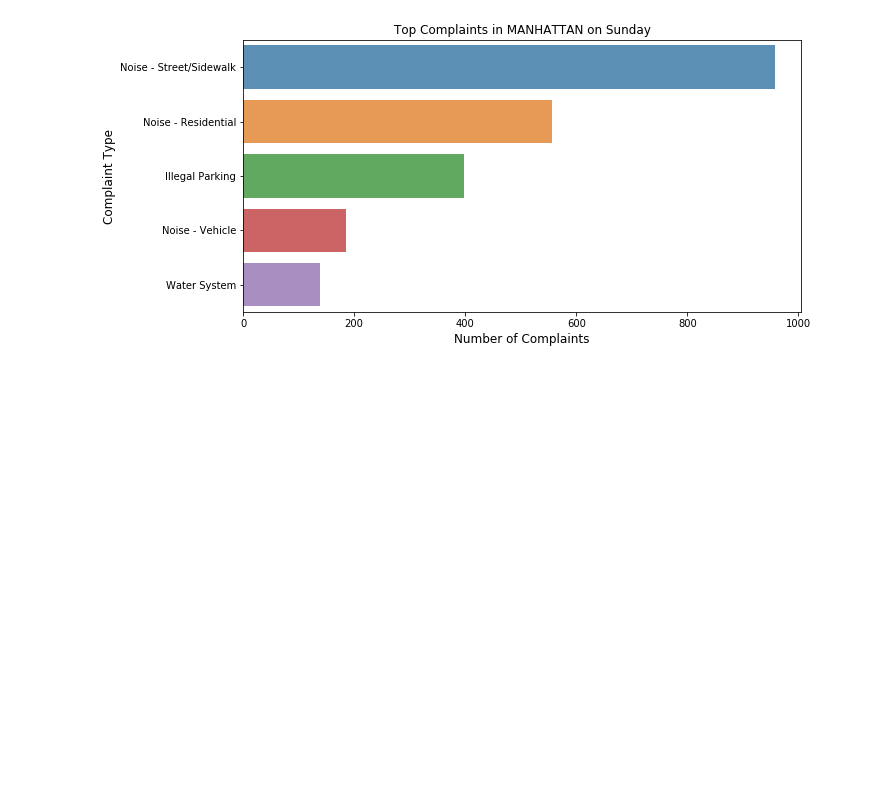
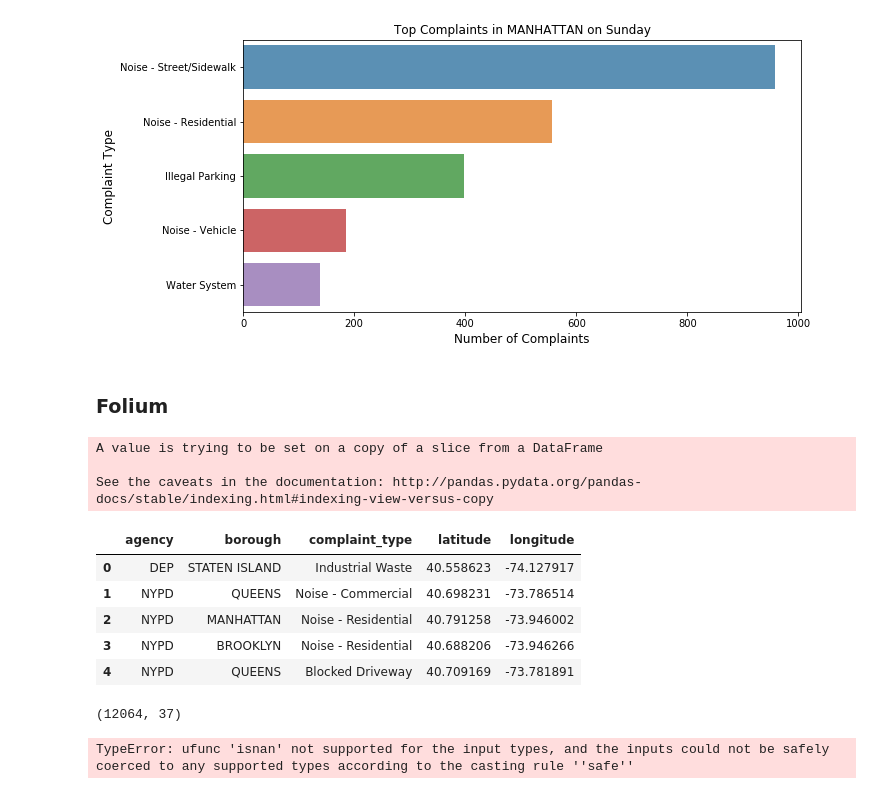
Before and after one commit to whohuhwhat/311_pt4, a Jupyter notebook: Aug_Workbook.ipynb, the cells around one changed output. Saved outputs shown, nothing was run; the diff lists cells and outputs as text; code cells hidden in the pictures; blank space fills up the shorter version.

```diff
--- a/Aug_Workbook.ipynb
+++ b/Aug_Workbook.ipynb
@@ -476,3 +476,5 @@ borough_info('MANHATTAN')
 [figure]
 [figure]
 [figure]
+# %% [markdown]
+### Folium
@@ -478,0 +483,16 @@ borough_info('MANHATTAN')
+# %%
+div = aug[['agency', 'borough', 'complaint_type', 'latitude', 'longitude']]
+div.dropna(inplace=True)
+# %% [output]
+A value is trying to be set on a copy of a slice from a DataFrame
+
+See the caveats in the documentation: http://pandas.pydata.org/pandas-docs/stable/indexing.html#indexing-view-versus-copy
+# %%
+div.head()
+# %% [output]
+|  | agency | borough | complaint_type | latitude | longitude |
+| 0 | DEP | STATEN ISLAND | Industrial Waste | 40.558623 | -74.127917 |
+| 1 | NYPD | QUEENS | Noise - Commercial | 40.698231 | -73.786514 |
+| 2 | NYPD | MANHATTAN | Noise - Residential | 40.791258 | -73.946002 |
+| 3 | NYPD | BROOKLYN | Noise - Residential | 40.688206 | -73.946266 |
+| 4 | NYPD | QUEENS | Blocked Driveway | 40.709169 | -73.781891 |
@@ -478,0 +509,21 @@ borough_info('MANHATTAN')
+# %%
+aug1.shape
+# %% [output]
+(12064, 37)
+# %%
+three_geo = 'map.geojson'
+
+folium.Choropleth(
+    geo_data=three_geo,
+    name='choropleth',
+    data=aug1,
+    columns=['borough', 'complaint_type'],
+    key_on='feature.properties.borough',
+    fill_color='YlGn',
+    fill_opacity=0.7,
+    line_opacity=0.2,
+    legend_name="311 Service Requests").add_to(m)
+
+folium.LayerControl().add_to(m)
+# %% [output]
+TypeError: ufunc 'isnan' not supported for the input types, and the inputs could not be safely coerced to any supported types according to the casting rule ''safe''
```
Also changed, not shown: parts of 4 cells of this notebook, 2 other files.
